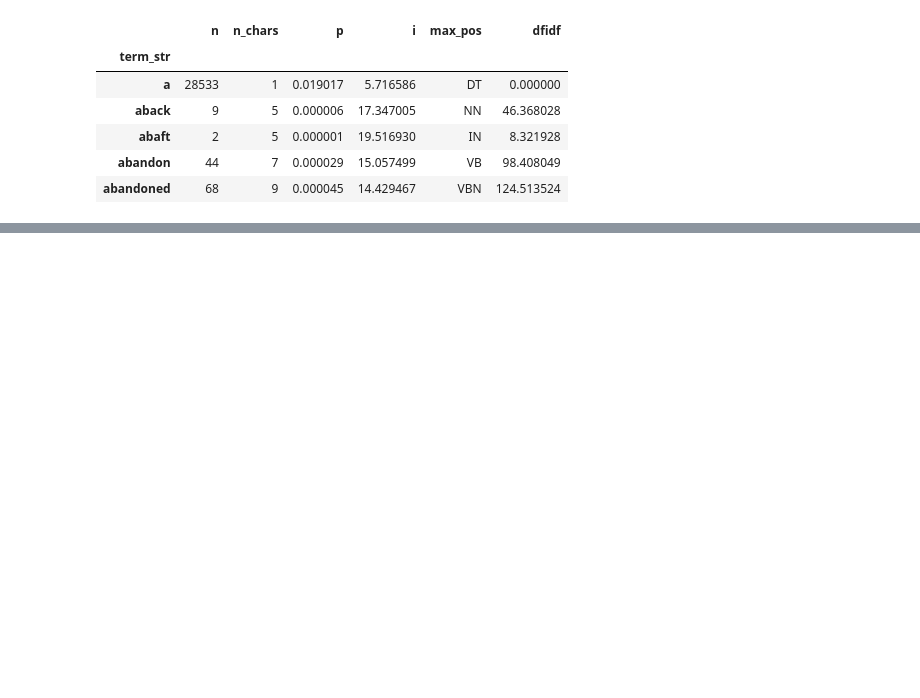
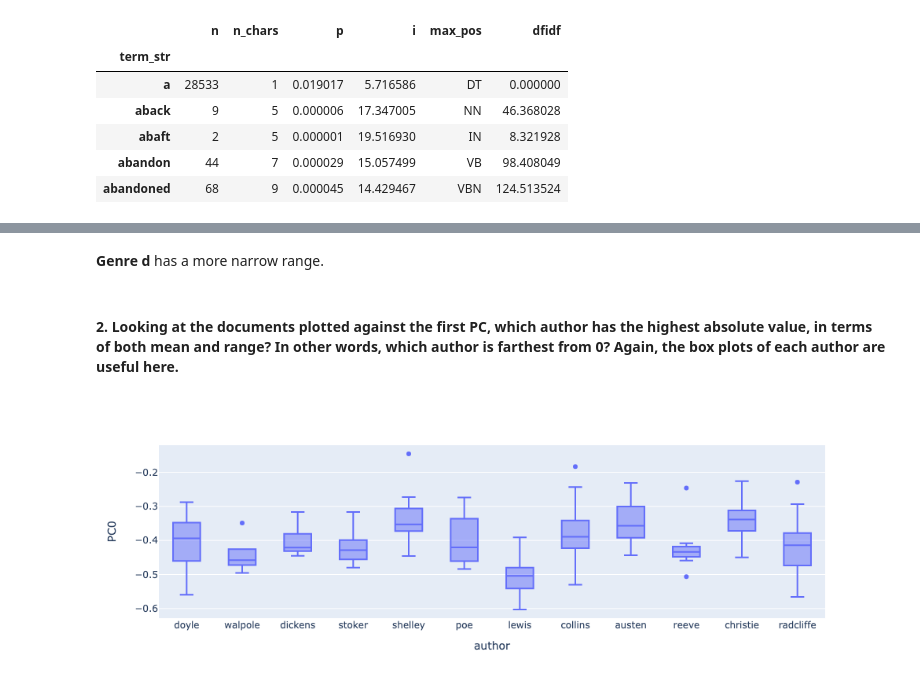
Before and after one commit to sqr8ap/DS5001-2025-01-R, a Jupyter notebook: lessons/M07_FeaturesAndComponents/M07_HW.ipynb, the cells around one changed output, grey strips where cells are left out. Cells and saved outputs as stored; diff of their text form; code cells hidden in the pictures; blank space fills up the shorter version.

```diff
--- a/lessons/M07_FeaturesAndComponents/M07_HW.ipynb
+++ b/lessons/M07_FeaturesAndComponents/M07_HW.ipynb
@@ -244,0 +278,8 @@ def gen_PCA(X, k, norm_docs=True, center_by_mean=False, center_by_variance=False
+# %% [markdown]
+**Genre d** has a more narrow range.
+# %% [markdown]
+#### 2. Looking at the documents plotted against the first PC, which author has the highest absolute value, in terms of both mean and range? In other words, which author is farthest from 0? Again, the box plots of each author are useful here.
+# %%
+px.box(dcm, x='author', y='PC0', hover_name='author')
+# %% [output]
+[figure, added]
```
Also changed, not shown: parts of 31 cells of this notebook.
